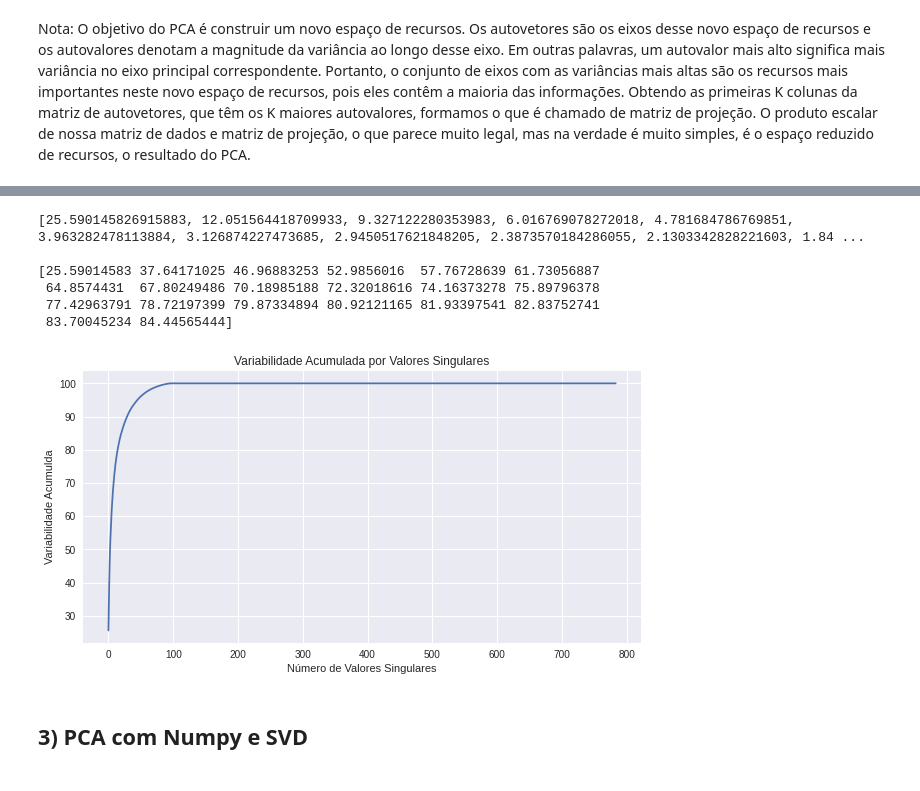
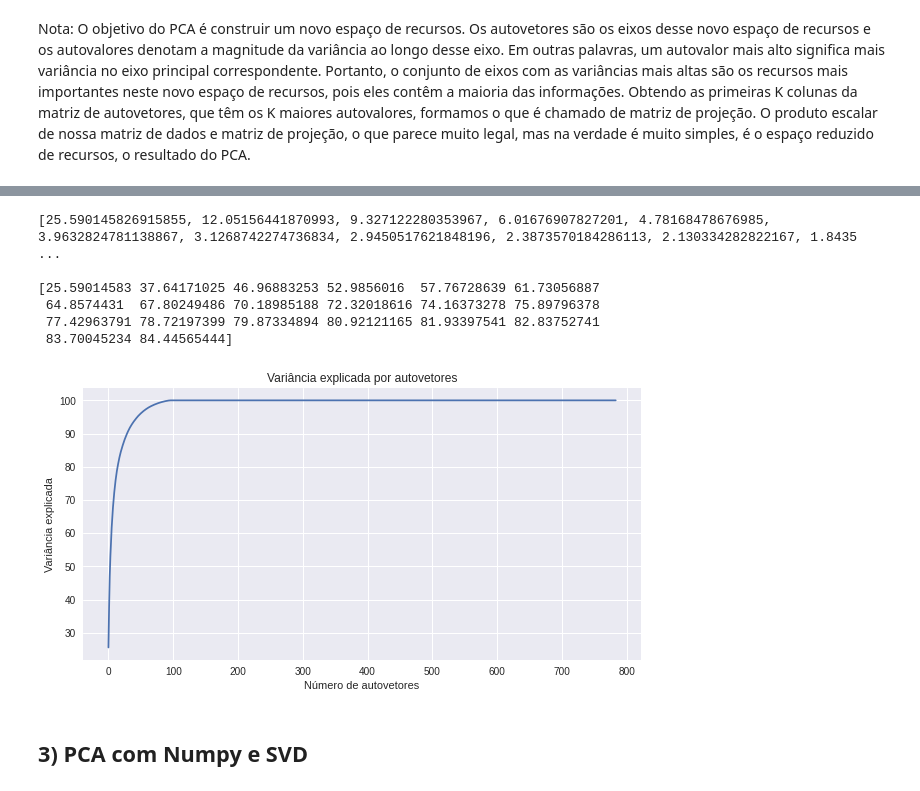
Before and after one commit to brunoprp/machine_learning, a Jupyter notebook: Notebooks/PCA_IMAGE.ipynb, the cells around one changed output, grey strips where cells are left out. Drawn from its saved outputs; the diff is of its cells as text; code cells hidden in the pictures.

```diff
--- a/Notebooks/PCA_IMAGE.ipynb
+++ b/Notebooks/PCA_IMAGE.ipynb
@@ -174,10 +187,8 @@ cov = np.cov(X_data_cet.T) / X_data_cet.shape[0] # Get covariance matrix
 # %%
 # Calcular a decomposição espectral
-w, Q = np.linalg.eigh(cov)
+w, Q = np.linalg.eigh(cov_mat_X)
 print(w.shape)
 print(Q.shape)
-print(w[:20])
-print(Q[:20])
 # %% [output]
 (784,)
 (784, 784)
@@ -267,7 +292,7 @@ print("")
 cumulative_variance_explained = np.cumsum(variance_explained)
 print(cumulative_variance_explained[:20])
 # %% [output]
-[25.590145826915883, 12.051564418709933, 9.327122280353983, 6.016769078272018, 4.781684786769851, 3.963282478113884, 3.126874227473685, 2.9450517621848205, 2.3873570184286055, 2.1303342828221603, 1.84 ...
+[25.590145826915855, 12.05156441870993, 9.327122280353967, 6.01676907827201, 4.78168478676985, 3.9632824781138867, 3.1268742274736834, 2.9450517621848196, 2.3873570184286113, 2.130334282822167, 1.8435 ...
 
 [25.59014583 37.64171025 46.96883253 52.9856016  57.76728639 61.73056887
  64.8574431  67.80249486 70.18985188 72.32018616 74.16373278 75.89796378
@@ -276,13 +301,13 @@ print(cumulative_variance_explained[:20])
 # %%
 plt.figure(figsize=(10, 5))
 plt.plot(cumulative_variance_explained)
-plt.title('Variabilidade Acumulada por Valores Singulares')
-plt.xlabel("Número de Valores Singulares")
-plt.ylabel("Variabilidade Acumulda")
-plt.savefig("vari_x_singulares.png", bbox_inches='tight')
+plt.title('Variância explicada por autovetores')
+plt.xlabel("Número de autovetores")
+plt.ylabel("Variância explicada")
+plt.savefig("vari_x_auto_02.png", bbox_inches='tight')
 plt.show()
 # %% [output]
-[figure, old version]
+[figure, new version]
 # %% [markdown]
 ## 3) PCA com Numpy e SVD
 # %%
```
Also changed, not shown: parts of 17 cells of this notebook, 5 other files.
